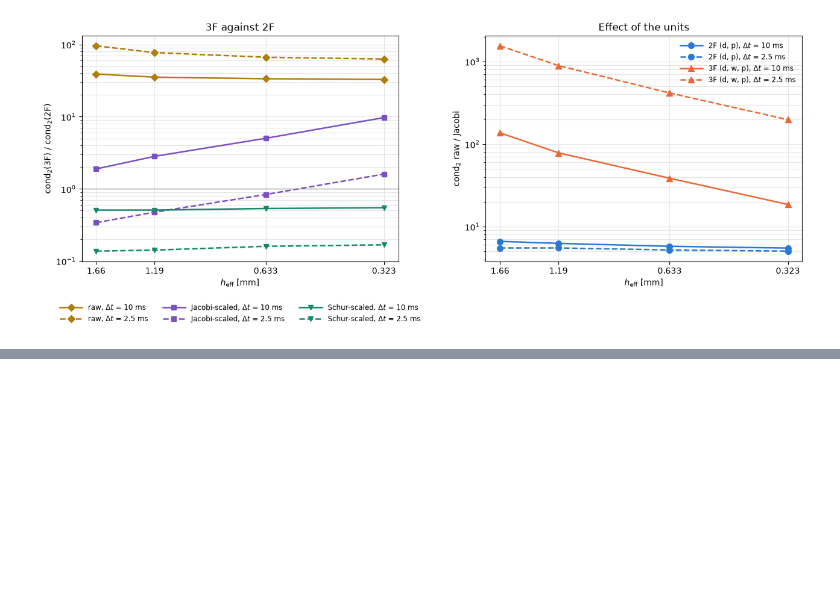
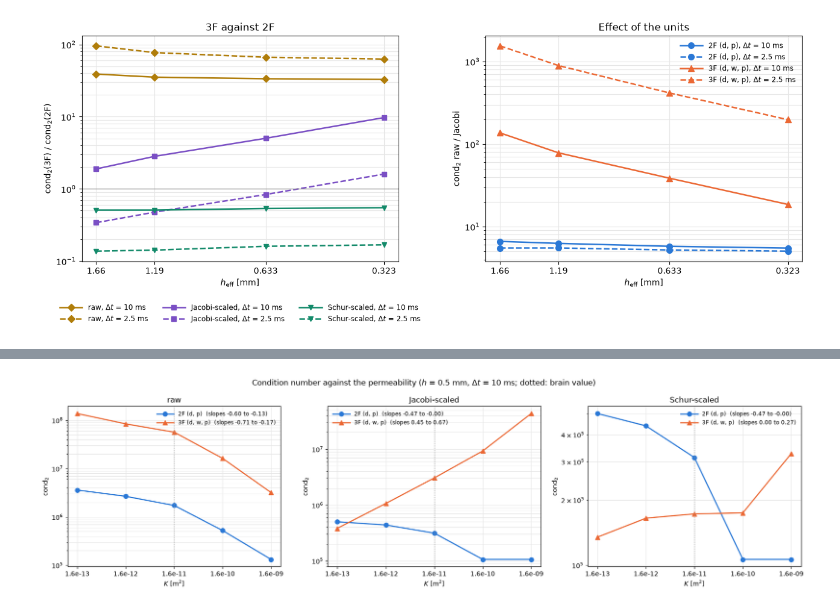
Before and after one commit to rbenatuilv/MPE-Stokes, a Jupyter notebook: experiments/conditioning/conditioning.ipynb, the cells around one changed output, grey strips where cells are left out. Cells and saved outputs as stored; diff of their text form; code cells hidden in the pictures; blank space fills up the shorter version.

Commit message:
feat: K and zeta conditioning studies
Permeability sweep for both models and Darcy-penalty sweep for biot2 on the
brain annulus, with their sections in the conditioning notebook.

```diff
--- a/experiments/conditioning/conditioning.ipynb
+++ b/experiments/conditioning/conditioning.ipynb
@@ -18,7 +18,7 @@ from biotx import conditioning as cn
 
 RERUN = False
 NAMES = ["annulus_biot2_h", "annulus_biot3_h", "annulus_biot2_h_dt2.5ms", "annulus_biot3_h_dt2.5ms",
-         "annulus_biot2_dt", "annulus_biot3_dt"]
+         "annulus_biot2_dt", "annulus_biot3_dt", "annulus_biot2_K", "annulus_biot3_K", "annulus_biot2_zeta"]
 COLORS = {"biot2": "#2a78d6", "biot3": "#eb6834"}          # validated for colour-vision deficiency
 MARKERS = {"biot2": "o", "biot3": "^"}
 MODEL = {"biot2": "2F (d, p)", "biot3": "3F (d, w, p)"}
@@ -44,8 +44,16 @@ def model_of(r):
 
 
 def x_of(r):
-    # mm for h, ms for dt
-    return (r["h_eff"] if str(r["key"]).startswith("geometry") else r["values"].astype(float)) * 1e3
+    # the swept quantity: h_eff in mm, dt in ms, other keys as given (K in m^2, zeta)
+    key = str(r["key"])
+    if key.startswith("geometry"):
+        return r["h_eff"] * 1e3
+    return r["values"].astype(float) * (1e3 if key == "time.dt" else 1.0)
+
+
+def x_label(r):
+    return {"time.dt": "dt [ms]", "material.K": "K [m^2]",
+            "discretization.zeta": "zeta"}.get(str(r["key"]), "h eff [mm]")
 
 
 def scalings(r):
@@ -63,7 +71,7 @@ def table(name):
     r = R[name]
     fields = [f for f in "dwp" if f"raw_share_min_{f}" in r]
     mesh = str(r["key"]).startswith("geometry")
-    head = ["h eff [mm]" if mesh else "dt [ms]", "dofs"]
+    head = [x_label(r), "dofs"]
     for sc in scalings(r):
         head += [f"cond {sc}", "slope", "s_min on", "s_max on"]
     rows, x = [head], x_of(r)
@@ -129,8 +137,9 @@ def triangle(ax, x0, y0, order, below=True):
                     ha="right", va="center", color="0.25")
 
 
-def style(ax, xlabel, ylabel, title, ticks):
-    ax.invert_xaxis()                               # refinement to the right
+def style(ax, xlabel, ylabel, title, ticks, invert=True):
+    if invert:
+        ax.invert_xaxis()                           # refinement to the right
     ax.xaxis.set_major_locator(FixedLocator(ticks))  # label the computed values, not decades
     ax.xaxis.set_major_formatter(FormatStrFormatter("%.3g"))
     ax.xaxis.set_minor_locator(NullLocator())
@@ -258,0 +251,17 @@ plt.show()
+# %%
+fig, axes = plt.subplots(1, 3, figsize=(17, 4.8))
+for ax, sc in zip(axes, SCALING):
+    for model in ("biot2", "biot3"):
+        r = R[f"annulus_{model}_K"]
+        x, y = x_of(r), r[f"{sc}_cond"]
+        sl = np.log(y[1:] / y[:-1]) / np.log(x[1:] / x[:-1])
+        ax.loglog(x, y, marker=MARKERS[model], color=COLORS[model], lw=1.8, ms=7,
+                  label=f"{MODEL[model]}  (slopes {sl.min():.2f} to {sl.max():.2f})")
+    ax.axvline(1.57e-11, color="0.6", lw=1, ls=":")
+    style(ax, "$K$ [m$^2$]", "cond$_2$", SCALING[sc], x, invert=False)
+    ax.xaxis.set_major_formatter(FormatStrFormatter("%.2g"))
+fig.suptitle("Condition number against the permeability ($h$ = 0.5 mm, $\\Delta t$ = 10 ms; dotted: brain value)")
+fig.tight_layout()
+plt.show()
+# %% [output]
+[figure, added]
```
Also changed, not shown: parts of 5 cells of this notebook, 3 other files.
